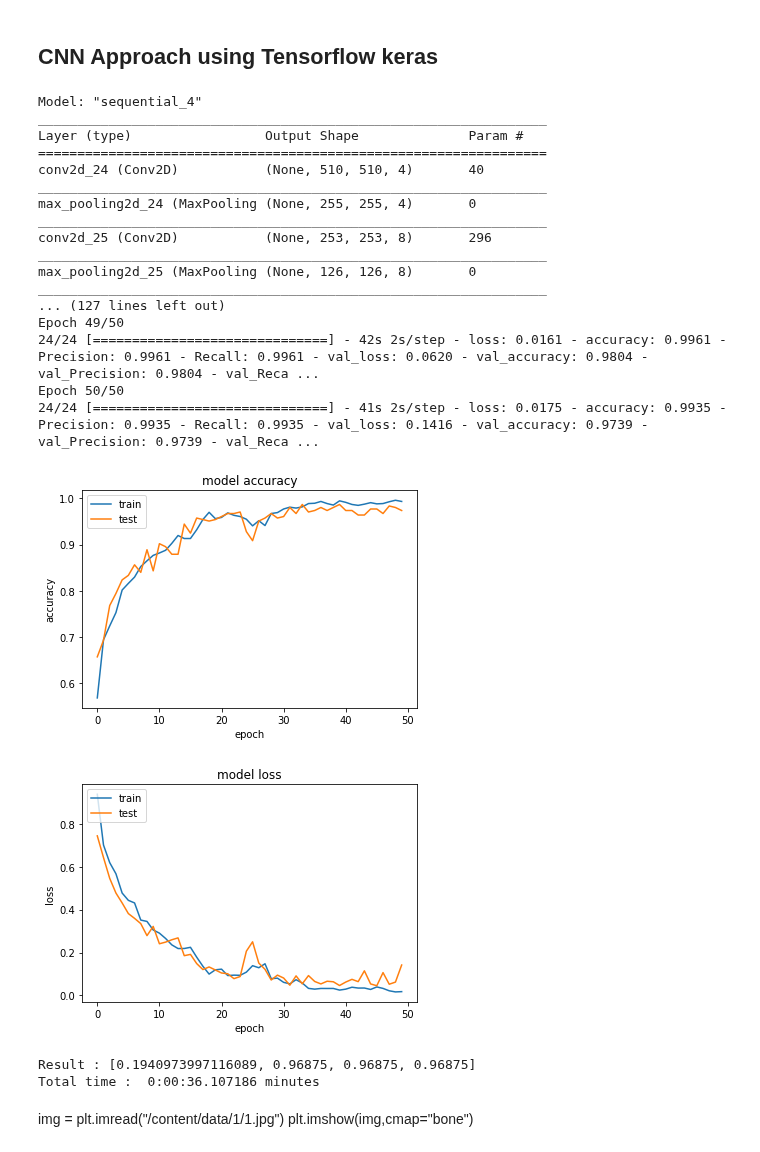
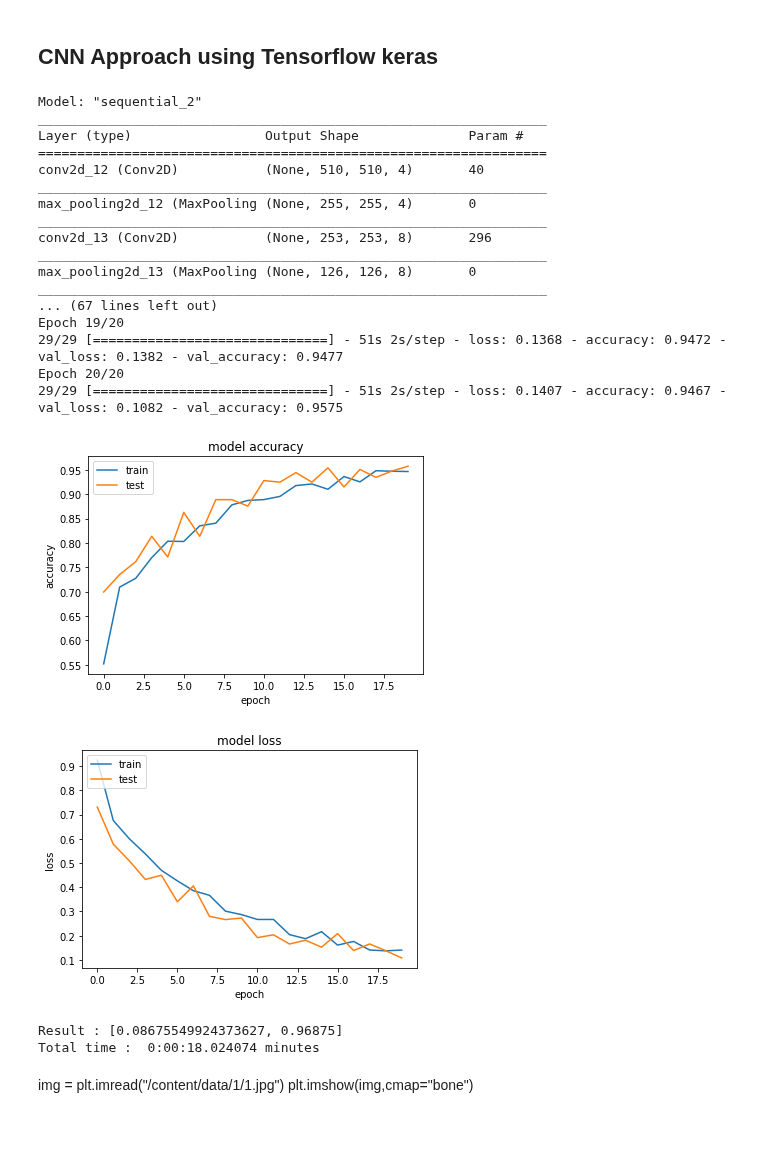
Before and after one commit to PadmarajBhat/Machine-Learning, a Jupyter notebook: BrainTumorClassification.ipynb, the cells around one changed output. Saved outputs shown, nothing was run; the diff lists cells and outputs as text; code cells hidden in the pictures.

Commit message:
60% dint give 100% for 20 epochs

```diff
--- a/BrainTumorClassification.ipynb
+++ b/BrainTumorClassification.ipynb
@@ -1077,9 +1077,9 @@ def CNN():
         inp=["download/mat/",x], Tout=(tf.float64, tf.int16)))
 
   total_dataset_size = len(os.listdir("download/mat/"))
-  training_size = 0.5
+  training_size = 0.6
   validation_size = 0.1
-  testing_size= 0.4
+  testing_size= 1-training_size-0.1
 
 
   training_data = dataset.shuffle(total_dataset_size ).\
@@ -1115,58 +1115,58 @@ def CNN():
 
   model.compile(loss="categorical_crossentropy"
                 ,optimizer= "adam"
-                ,metrics=["accuracy","Precision", "Recall"])#,"Precision","Recall"])
+                ,metrics=["accuracy"])#,"Precision","Recall"])
   print(model.summary())
 
   history = model.fit_generator(training_data
                                 ,validation_data=validation_data
-                                ,epochs=50
+                                ,epochs=20
                                 ,use_multiprocessing=True
                                 )
   # summarize history for accuracy
   plt.plot(history.history['accuracy'])
   plt.plot(history.history['val_accuracy'])
   plt.title('model accuracy')
   plt.ylabel('accuracy')
   plt.xlabel('epoch')
   plt.legend(['train', 'test'], loc='upper left')
   plt.show()
   # summarize history for loss
   plt.plot(history.history['loss'])
   plt.plot(history.history['val_loss'])
   plt.title('model loss')
   plt.ylabel('loss')
   plt.xlabel('epoch')
   plt.legend(['train', 'test'], loc='upper left')
   plt.show()
 
   result = model.evaluate_generator(testing_data,steps=1)
   print("Result :", result)
   print("Total time : ", (datetime.datetime.now()-time_start)//60, "minutes")
 
 CNN()
 # %% [output]
-Model: "sequential_4"
+Model: "sequential_2"
 _________________________________________________________________
 Layer (type)                 Output Shape              Param #
 =================================================================
-conv2d_24 (Conv2D)           (None, 510, 510, 4)       40
+conv2d_12 (Conv2D)           (None, 510, 510, 4)       40
 _________________________________________________________________
-max_pooling2d_24 (MaxPooling (None, 255, 255, 4)       0
+max_pooling2d_12 (MaxPooling (None, 255, 255, 4)       0
 _________________________________________________________________
-conv2d_25 (Conv2D)           (None, 253, 253, 8)       296
+conv2d_13 (Conv2D)           (None, 253, 253, 8)       296
 _________________________________________________________________
-max_pooling2d_25 (MaxPooling (None, 126, 126, 8)       0
+max_pooling2d_13 (MaxPooling (None, 126, 126, 8)       0
 _________________________________________________________________
-... (127 lines left out)
-Epoch 49/50
-24/24 [==============================] - 42s 2s/step - loss: 0.0161 - accuracy: 0.9961 - Precision: 0.9961 - Recall: 0.9961 - val_loss: 0.0620 - val_accuracy: 0.9804 - val_Precision: 0.9804 - val_Reca ...
-Epoch 50/50
-24/24 [==============================] - 41s 2s/step - loss: 0.0175 - accuracy: 0.9935 - Precision: 0.9935 - Recall: 0.9935 - val_loss: 0.1416 - val_accuracy: 0.9739 - val_Precision: 0.9739 - val_Reca ...
+... (67 lines left out)
+Epoch 19/20
+29/29 [==============================] - 51s 2s/step - loss: 0.1368 - accuracy: 0.9472 - val_loss: 0.1382 - val_accuracy: 0.9477
+Epoch 20/20
+29/29 [==============================] - 51s 2s/step - loss: 0.1407 - accuracy: 0.9467 - val_loss: 0.1082 - val_accuracy: 0.9575
-[figure, old version]
+[figure, new version]
-[figure, old version]
+[figure, new version]
-Result : [0.1940973997116089, 0.96875, 0.96875, 0.96875]
-Total time :  0:00:36.107186 minutes
+Result : [0.08675549924373627, 0.96875]
+Total time :  0:00:18.024074 minutes
 # %% [markdown]
 img = plt.imread("/content/data/1/1.jpg")
 plt.imshow(img,cmap="bone")
```
Also changed, not shown: parts of 1 cell of this notebook.
